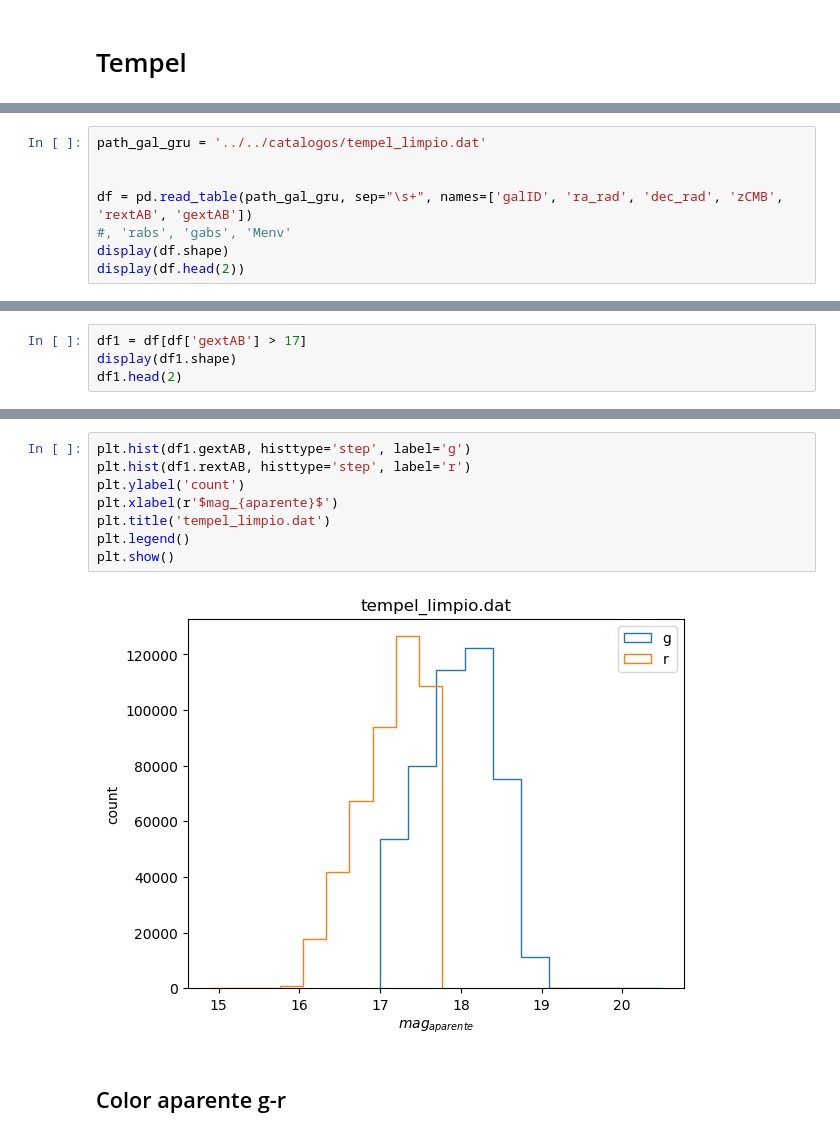
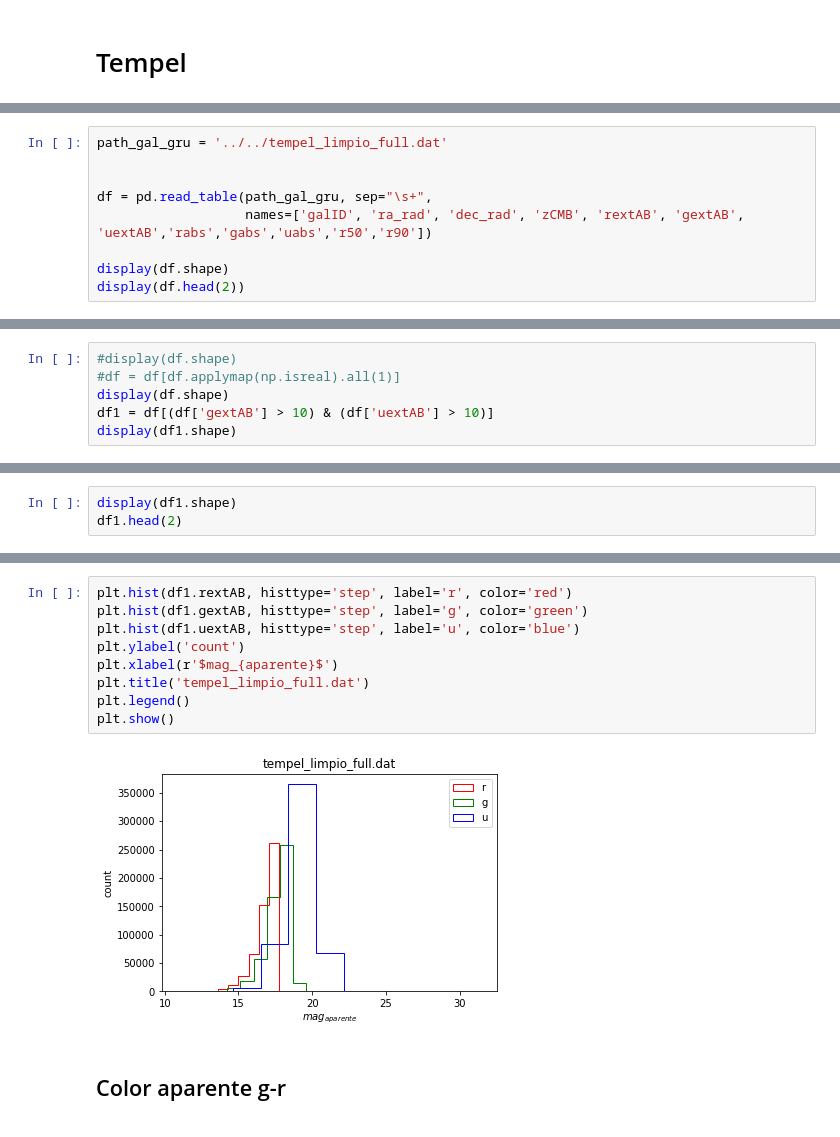
Before and after one commit to antotaverna/cg_environments, a Jupyter notebook: plots/tempel.ipynb, the cells around one changed output, grey strips where cells are left out. Saved outputs shown, nothing was run; the diff lists cells and outputs as text.

```diff
--- a/plots/tempel.ipynb
+++ b/plots/tempel.ipynb
@@ -23,9 +26,10 @@ from itertools import cycle, islice
 # %%
-path_gal_gru = '../../catalogos/tempel_limpio.dat'
+path_gal_gru = '../../tempel_limpio_full.dat'
 
 
-df = pd.read_table(path_gal_gru, sep="\s+", names=['galID', 'ra_rad', 'dec_rad', 'zCMB', 'rextAB', 'gextAB'])
-#, 'rabs', 'gabs', 'Menv'
+df = pd.read_table(path_gal_gru, sep="\s+",
+                   names=['galID', 'ra_rad', 'dec_rad', 'zCMB', 'rextAB', 'gextAB', 'uextAB','rabs','gabs','uabs','r50','r90'])
+
 display(df.shape)
 display(df.head(2))
 # %% [output]
@@ -47,0 +52,6 @@ df.describe()
+# %%
+#display(df.shape)
+#df = df[df.applymap(np.isreal).all(1)]
+display(df.shape)
+df1 = df[(df['gextAB'] > 10) & (df['uextAB'] > 10)]
+display(df1.shape)
@@ -85,5 +84,4 @@ plt.show()
 # %%
-df1 = df[df['gextAB'] > 17]
 display(df1.shape)
 df1.head(2)
 # %% [output]
@@ -94,13 +92,14 @@ df1.head(2)
 # %%
-plt.hist(df1.gextAB, histtype='step', label='g')
-plt.hist(df1.rextAB, histtype='step', label='r')
+plt.hist(df1.rextAB, histtype='step', label='r', color='red')
+plt.hist(df1.gextAB, histtype='step', label='g', color='green')
+plt.hist(df1.uextAB, histtype='step', label='u', color='blue')
 plt.ylabel('count')
 plt.xlabel(r'$mag_{aparente}$')
-plt.title('tempel_limpio.dat')
+plt.title('tempel_limpio_full.dat')
 plt.legend()
 plt.show()
 # %% [output]
-[figure, old version]
+[figure, new version]
 # %% [markdown]
 ## Color aparente g-r
 # %%
```
Also changed, not shown: parts of 50 cells of this notebook.
